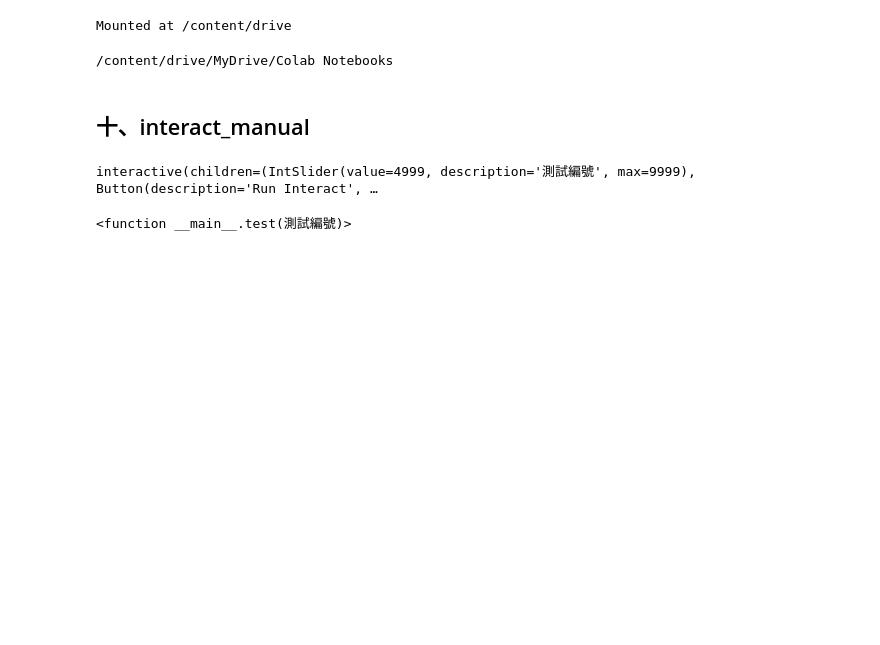
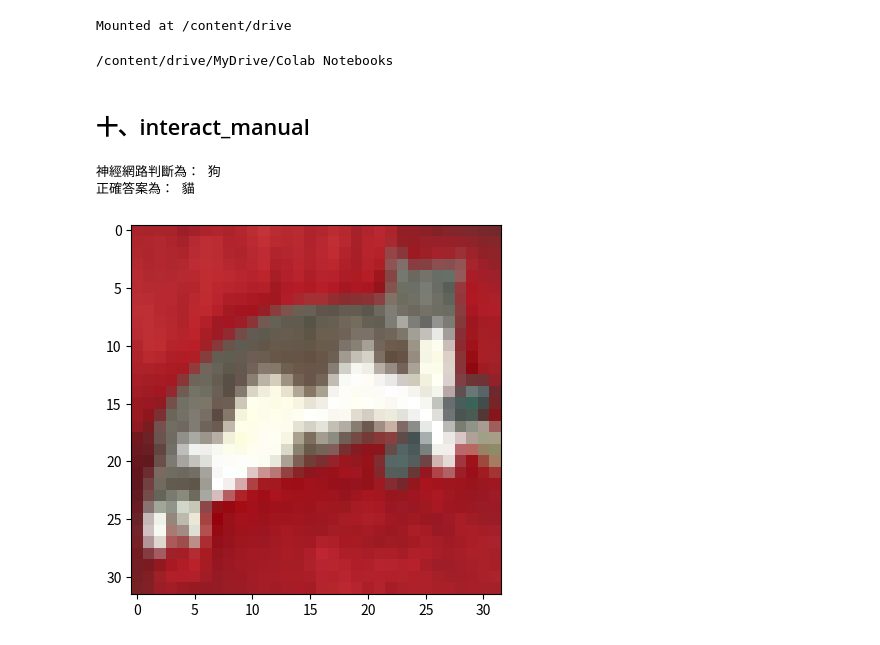
Before and after one commit to FANG87003/2025_DL_hws, a Jupyter notebook: hw4_1.ipynb, the cells around one changed output. Drawn from its saved outputs; the diff is of its cells as text; code cells hidden in the pictures; blank space fills up the shorter version.

```diff
--- a/hw4_1.ipynb
+++ b/hw4_1.ipynb
@@ -304,10 +306,12 @@ model.save('cnn_cifar10_model.keras')
 # %%
 def test(測試編號):
   plt.imshow(x_test[測試編號], cmap='Greys')
   print('神經網路判斷為：', class_name[predicted_classes[測試編號]])
   print('正確答案為：', class_name[np.squeeze(y_test[測試編號])])
 
-interact_manual(test, 測試編號=(0, len(x_test)-1))
+#interact_manual(test, 測試編號=(0, len(x_test)-1))
+test(7015)
 # %% [output]
-interactive(children=(IntSlider(value=4999, description='測試編號', max=9999), Button(description='Run Interact', …
+神經網路判斷為： 狗
+正確答案為： 貓
-<function __main__.test(測試編號)>
+[figure, added]
```
Also changed, not shown: parts of 1 cell of this notebook.
